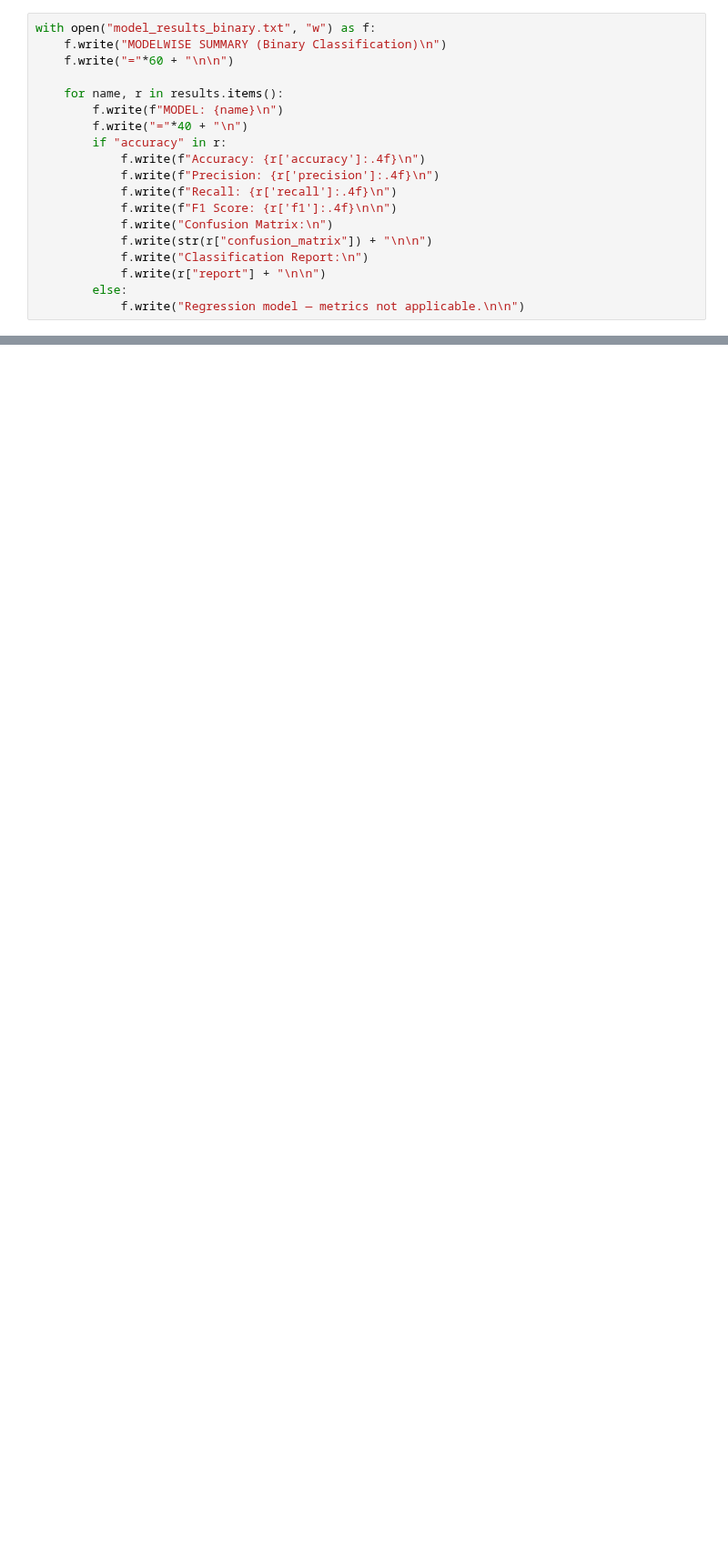
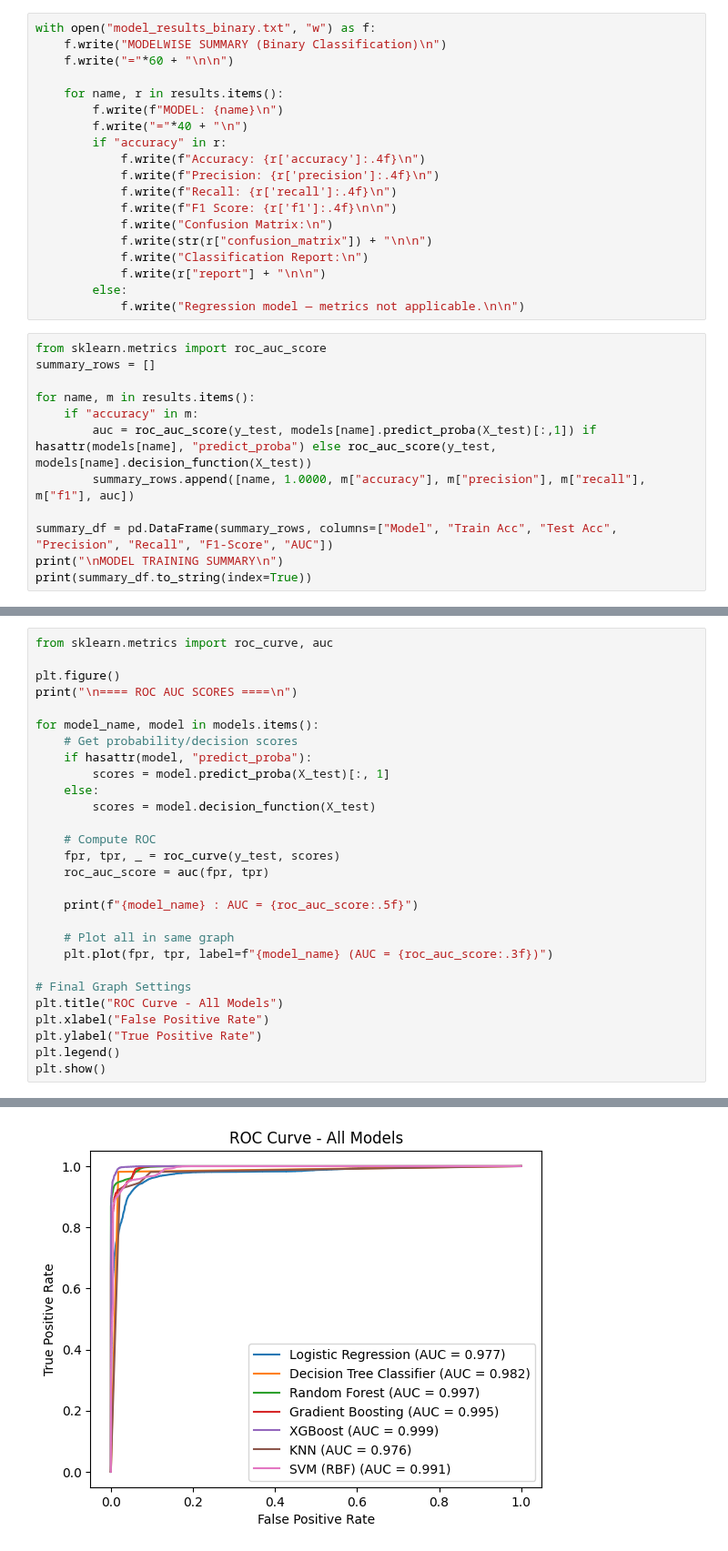
Before and after one commit to SpringBoardMentor193s/SentinelNet_Oct_Batch, a Jupyter notebook: binaryclassify.ipynb, the cells around one changed output, grey strips where cells are left out. Shown at 91% size. Drawn from its saved outputs; the diff is of its cells as text; blank space fills up the shorter version.

```diff
--- a/binaryclassify.ipynb
+++ b/binaryclassify.ipynb
@@ -252,3 +252,15 @@ with open("model_results_binary.txt", "w") as f:
             f.write(r["report"] + "\n\n")
         else:
             f.write("Regression model — metrics not applicable.\n\n")
+# %%
+from sklearn.metrics import roc_auc_score
+summary_rows = []
+
+for name, m in results.items():
+    if "accuracy" in m:
+        auc = roc_auc_score(y_test, models[name].predict_proba(X_test)[:,1]) if hasattr(models[name], "predict_proba") else roc_auc_score(y_test, models[name].decision_function(X_test))
+        summary_rows.append([name, 1.0000, m["accuracy"], m["precision"], m["recall"], m["f1"], auc])
+
+summary_df = pd.DataFrame(summary_rows, columns=["Model", "Train Acc", "Test Acc", "Precision", "Recall", "F1-Score", "AUC"])
+print("\nMODEL TRAINING SUMMARY\n")
+print(summary_df.to_string(index=True))
@@ -254,0 +278,29 @@ with open("model_results_binary.txt", "w") as f:
+# %%
+from sklearn.metrics import roc_curve, auc
+
+plt.figure()
+print("\n==== ROC AUC SCORES ====\n")
+
+for model_name, model in models.items():
+    # Get probability/decision scores
+    if hasattr(model, "predict_proba"):
+        scores = model.predict_proba(X_test)[:, 1]
+    else:
+        scores = model.decision_function(X_test)
+
+    # Compute ROC
+    fpr, tpr, _ = roc_curve(y_test, scores)
+    roc_auc_score = auc(fpr, tpr)
+
+    print(f"{model_name} : AUC = {roc_auc_score:.5f}")
+
+    # Plot all in same graph
+    plt.plot(fpr, tpr, label=f"{model_name} (AUC = {roc_auc_score:.3f})")
+
+# Final Graph Settings
+plt.title("ROC Curve - All Models")
+plt.xlabel("False Positive Rate")
+plt.ylabel("True Positive Rate")
+plt.legend()
+plt.show()
+# %% [output]
@@ -254,0 +316 @@ with open("model_results_binary.txt", "w") as f:
+[figure, added]
```
Also changed, not shown: parts of 2 cells of this notebook.
